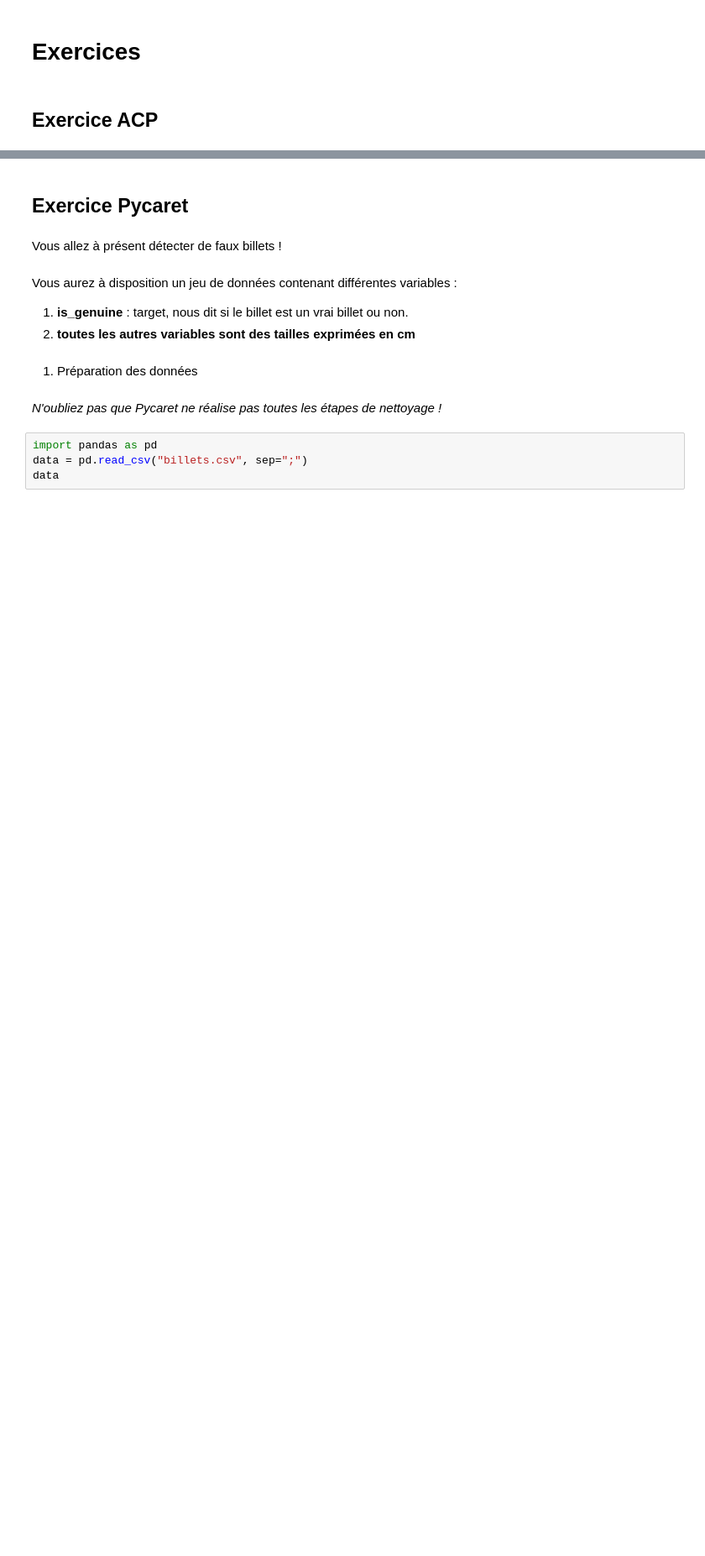
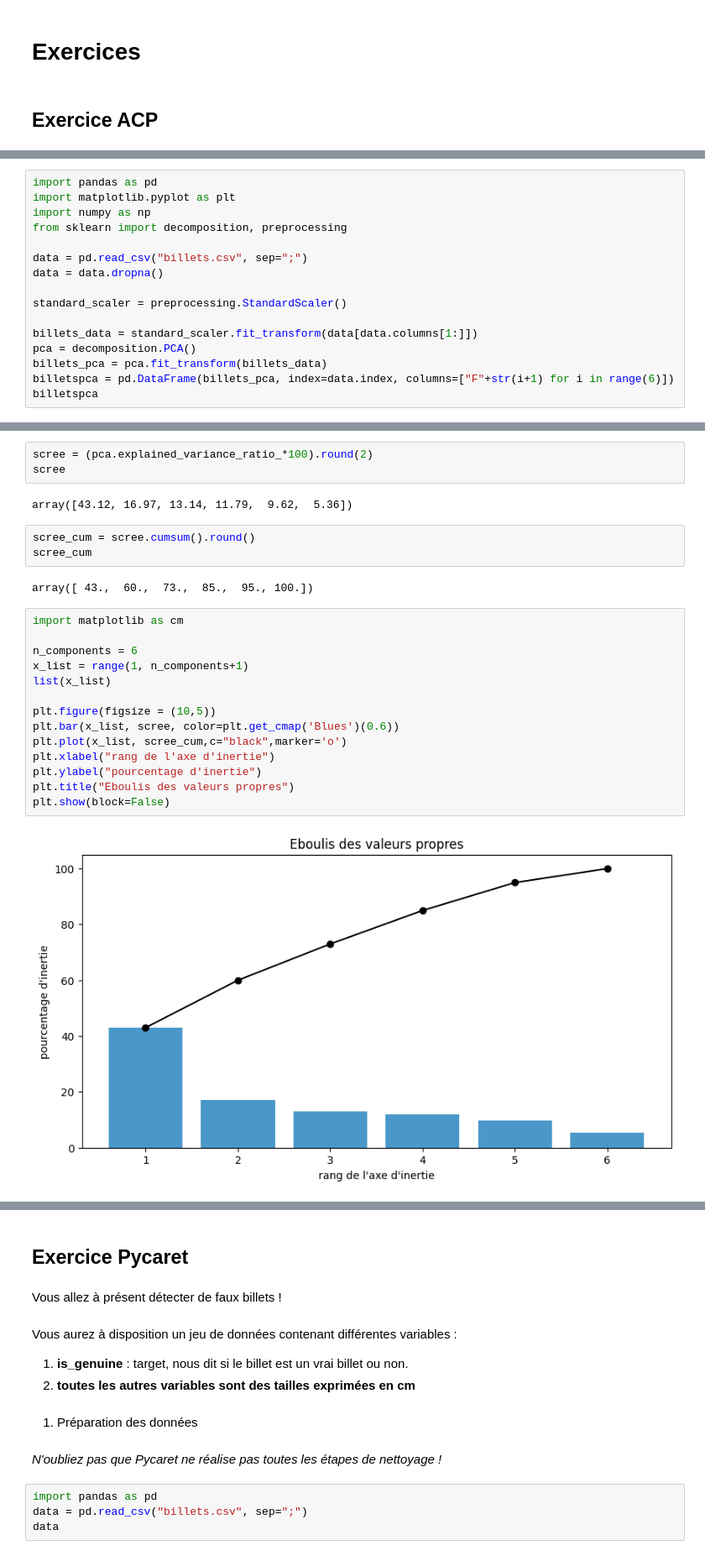
Before and after one commit to t7bo/SVM_Pycaret, a Jupyter notebook: exercices.ipynb, the cells around one changed output, grey strips where cells are left out. Shown at 84% size. Drawn from its saved outputs; the diff is of its cells as text; blank space fills up the shorter version.

```diff
--- a/exercices.ipynb
+++ b/exercices.ipynb
@@ -4,0 +7,16 @@
+# %%
+import pandas as pd
+import matplotlib.pyplot as plt
+import numpy as np
+from sklearn import decomposition, preprocessing
+
+data = pd.read_csv("billets.csv", sep=";")
+data = data.dropna()
+
+standard_scaler = preprocessing.StandardScaler()
+
+billets_data = standard_scaler.fit_transform(data[data.columns[1:]])
+pca = decomposition.PCA()
+billets_pca = pca.fit_transform(billets_data)
+billetspca = pd.DataFrame(billets_pca, index=data.index, columns=["F"+str(i+1) for i in range(6)])
+billetspca
@@ -4,0 +42,26 @@
+# %%
+scree = (pca.explained_variance_ratio_*100).round(2)
+scree
+# %% [output]
+array([43.12, 16.97, 13.14, 11.79,  9.62,  5.36])
+# %%
+scree_cum = scree.cumsum().round()
+scree_cum
+# %% [output]
+array([ 43.,  60.,  73.,  85.,  95., 100.])
+# %%
+import matplotlib as cm
+
+n_components = 6
+x_list = range(1, n_components+1)
+list(x_list)
+
+plt.figure(figsize = (10,5))
+plt.bar(x_list, scree, color=plt.get_cmap('Blues')(0.6))
+plt.plot(x_list, scree_cum,c="black",marker='o')
+plt.xlabel("rang de l'axe d'inertie")
+plt.ylabel("pourcentage d'inertie")
+plt.title("Eboulis des valeurs propres")
+plt.show(block=False)
+# %% [output]
+[figure, added]
```
Also changed, not shown: parts of 4 cells of this notebook.
